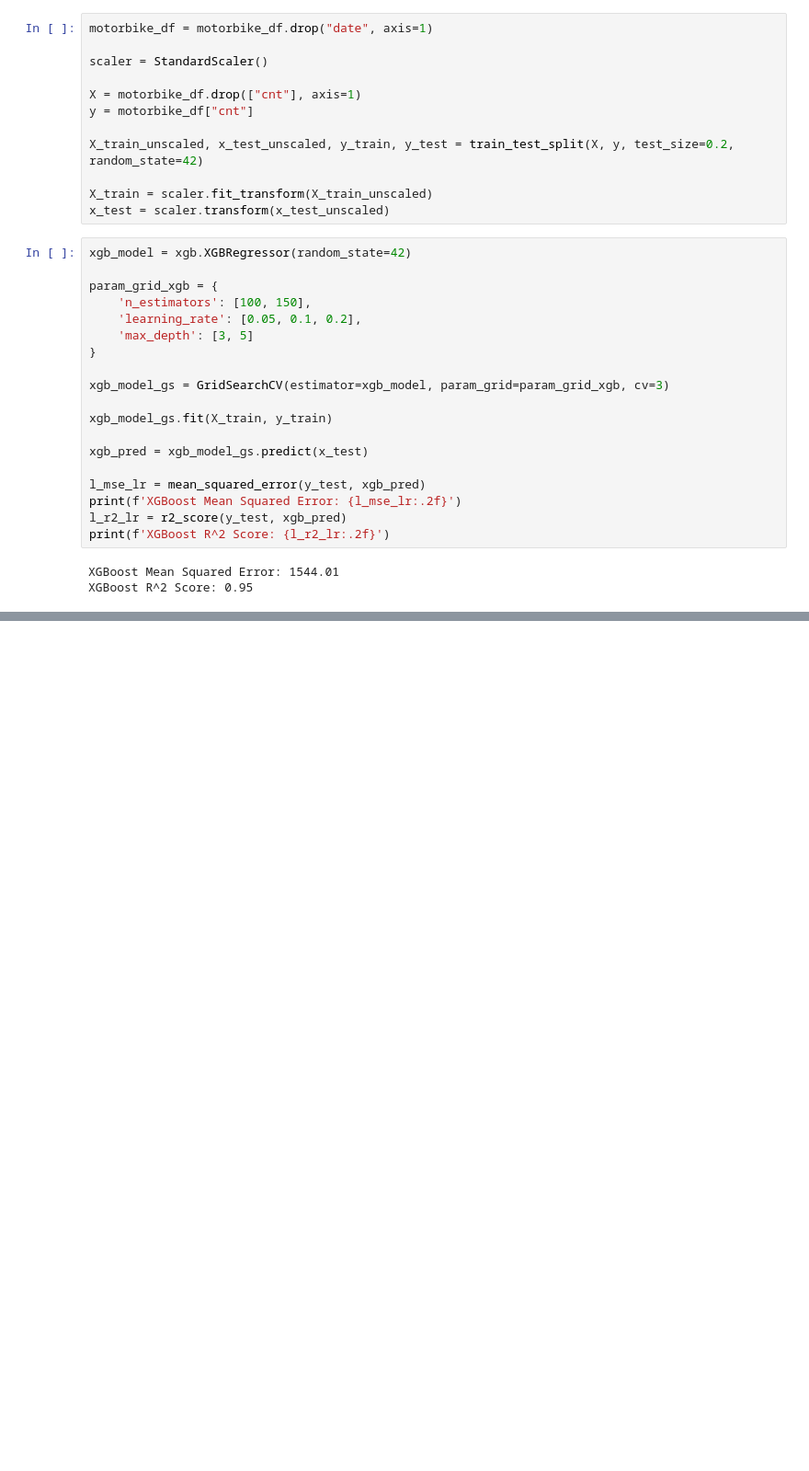
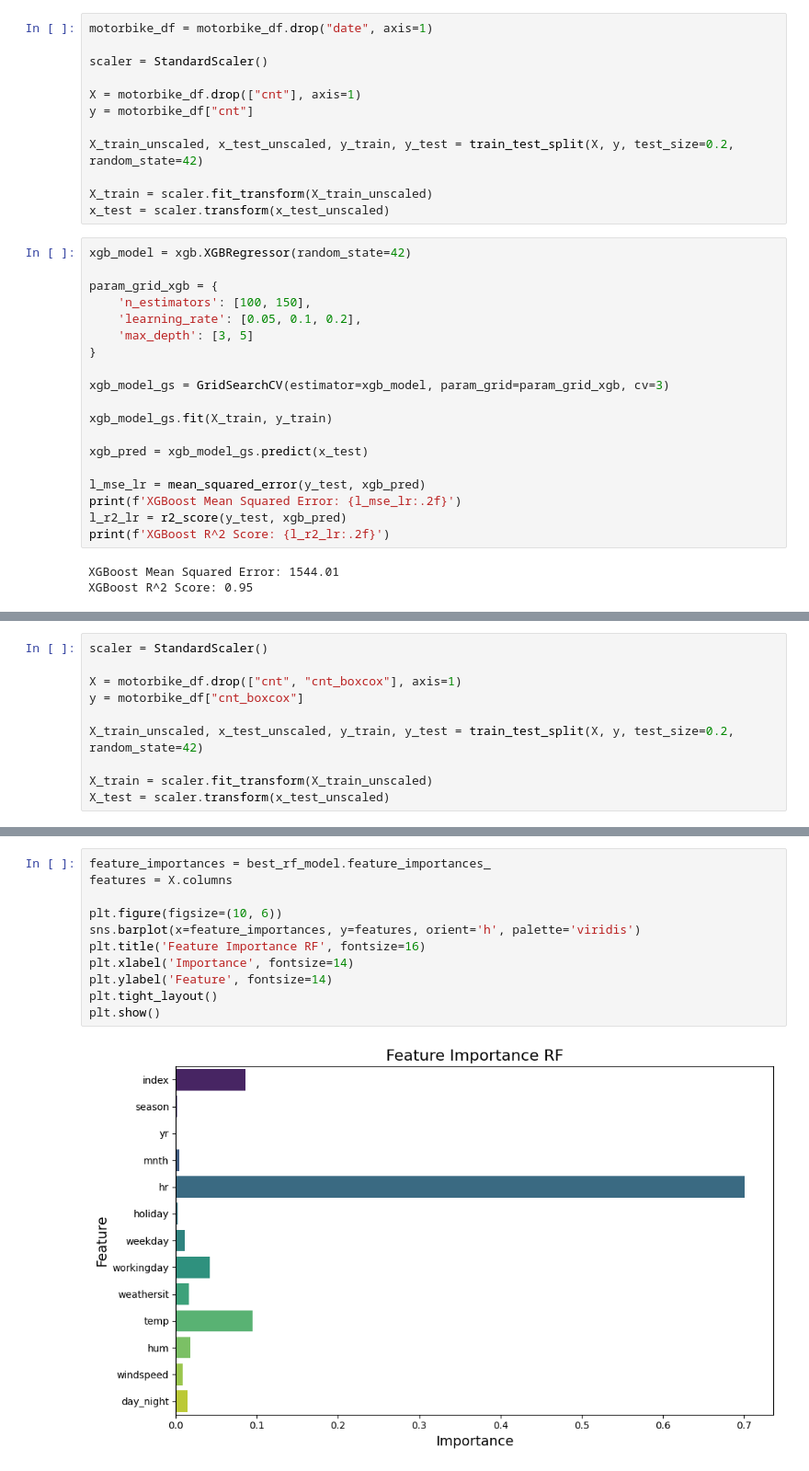
Before and after one commit to RickSanchezzz666/AD, a Jupyter notebook: Lab7/regression_training.ipynb, the cells around one changed output, grey strips where cells are left out. Shown at 92% size. Cells and saved outputs as stored; diff of their text form; blank space fills up the shorter version.

```diff
--- a/Lab7/regression_training.ipynb
+++ b/Lab7/regression_training.ipynb
@@ -115,0 +95,10 @@ plt.show()
+# %%
+scaler = StandardScaler()
+
+X = motorbike_df.drop(["cnt", "cnt_boxcox"], axis=1)
+y = motorbike_df["cnt_boxcox"]
+
+X_train_unscaled, x_test_unscaled, y_train, y_test = train_test_split(X, y, test_size=0.2, random_state=42)
+
+X_train = scaler.fit_transform(X_train_unscaled)
+X_test = scaler.transform(x_test_unscaled)
@@ -115,0 +190,13 @@ plt.show()
+# %%
+feature_importances = best_rf_model.feature_importances_
+features = X.columns
+
+plt.figure(figsize=(10, 6))
+sns.barplot(x=feature_importances, y=features, orient='h', palette='viridis')
+plt.title('Feature Importance RF', fontsize=16)
+plt.xlabel('Importance', fontsize=14)
+plt.ylabel('Feature', fontsize=14)
+plt.tight_layout()
+plt.show()
+# %% [output]
+[figure, added]
```
Also changed, not shown: parts of 12 cells of this notebook, 1 other file.
